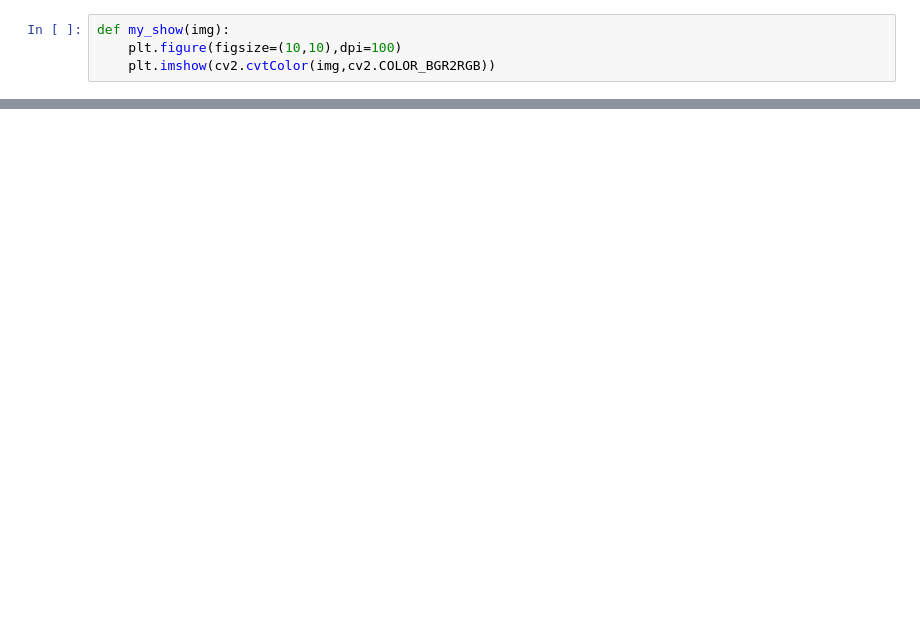
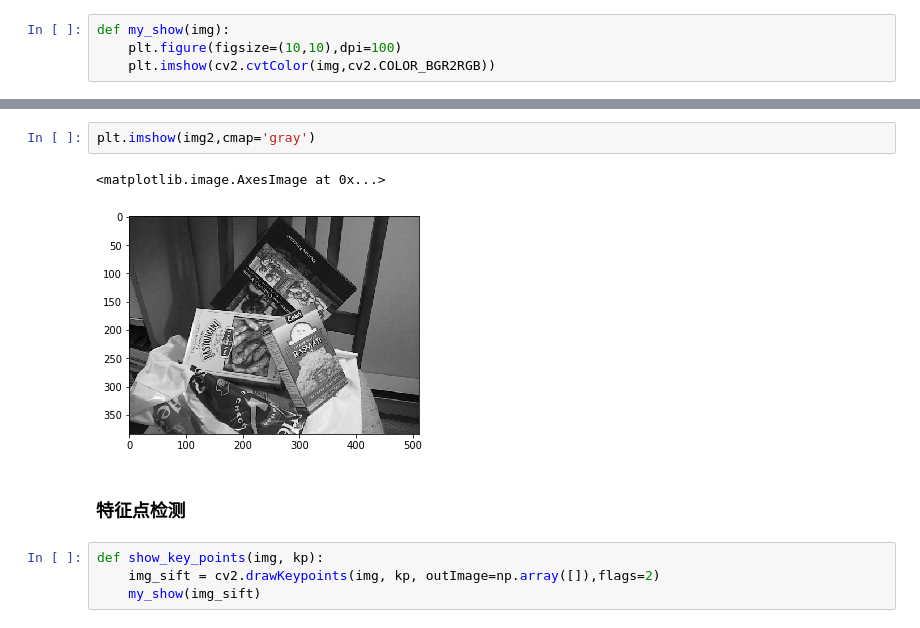
Before and after one commit to tobythy/object-detection, a Jupyter notebook: object-detection.ipynb, the cells around one changed output, grey strips where cells are left out. Saved outputs shown, nothing was run; the diff lists cells and outputs as text; blank space fills up the shorter version.

```diff
--- a/object-detection.ipynb
+++ b/object-detection.ipynb
@@ -54,0 +26,11 @@ def my_show(img):
+# %%
+plt.imshow(img2,cmap='gray')
+# %% [output]
+<matplotlib.image.AxesImage at 0x...>
+[figure, added]
+# %% [markdown]
+### 特征点检测
+# %%
+def show_key_points(img, kp):
+    img_sift = cv2.drawKeypoints(img, kp, outImage=np.array([]),flags=2)
+    my_show(img_sift)
```
Also changed, not shown: parts of 17 cells of this notebook.
